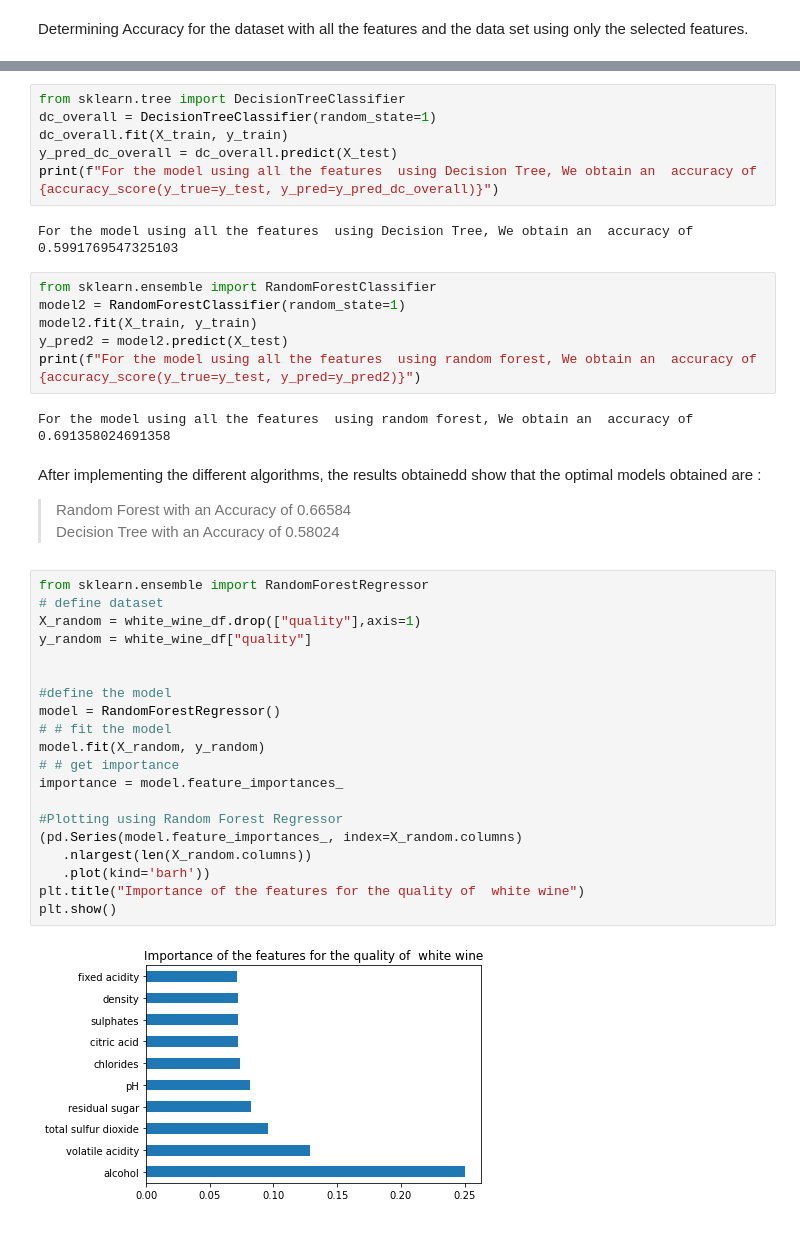
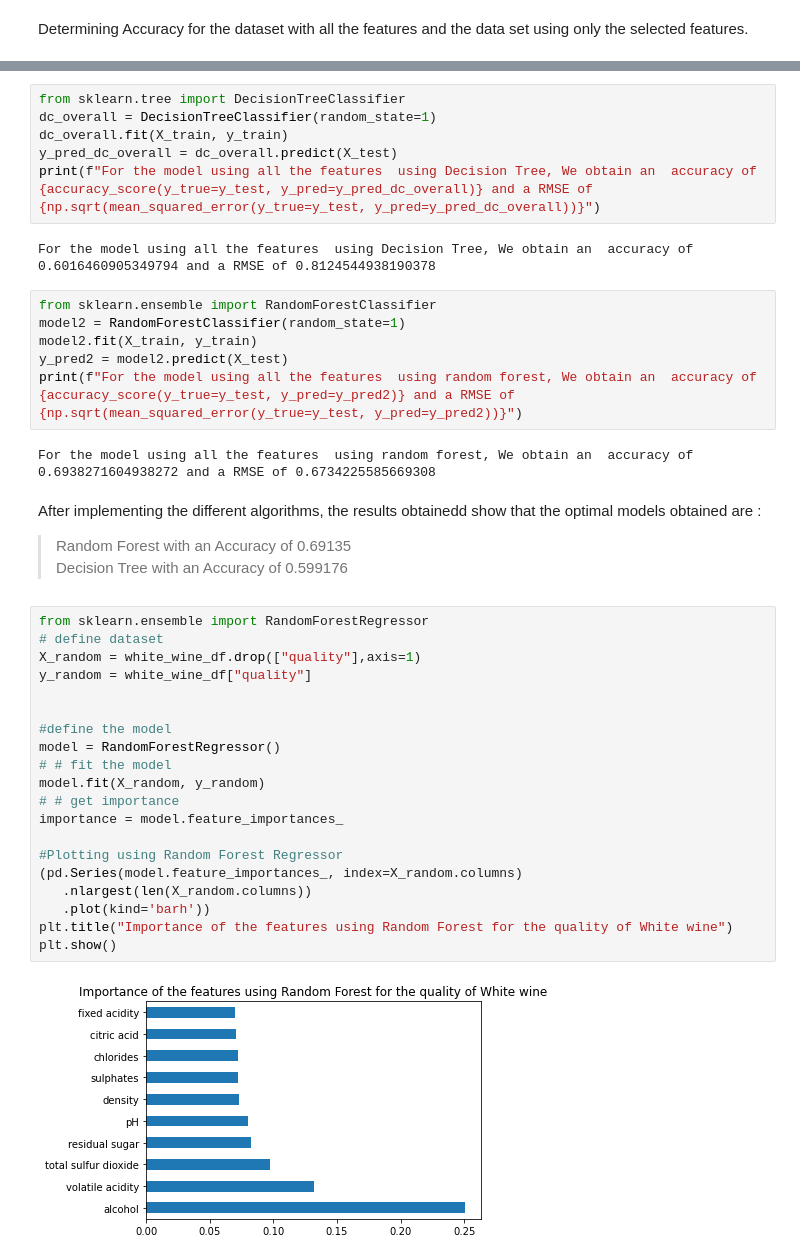
Before and after one commit to FeziweMelvin/Wine-Quality, a Jupyter notebook: whitewine.ipynb, the cells around one changed output, grey strips where cells are left out. Drawn from its saved outputs; the diff is of its cells as text.

```diff
--- a/whitewine.ipynb
+++ b/whitewine.ipynb
@@ -367,44 +370,44 @@ from sklearn.tree import DecisionTreeClassifier
 dc_overall = DecisionTreeClassifier(random_state=1)
 dc_overall.fit(X_train, y_train)
 y_pred_dc_overall = dc_overall.predict(X_test)
-print(f"For the model using all the features  using Decision Tree, We obtain an  accuracy of {accuracy_score(y_true=y_test, y_pred=y_pred_dc_overall)}")
+print(f"For the model using all the features  using Decision Tree, We obtain an  accuracy of {accuracy_score(y_true=y_test, y_pred=y_pred_dc_overall)} and a RMSE of {np.sqrt(mean_squared_error(y_true=y_test, y_pred=y_pred_dc_overall))}")
 # %% [output]
-For the model using all the features  using Decision Tree, We obtain an  accuracy of 0.5991769547325103
+For the model using all the features  using Decision Tree, We obtain an  accuracy of 0.6016460905349794 and a RMSE of 0.8124544938190378
 # %%
 from sklearn.ensemble import RandomForestClassifier
 model2 = RandomForestClassifier(random_state=1)
 model2.fit(X_train, y_train)
 y_pred2 = model2.predict(X_test)
-print(f"For the model using all the features  using random forest, We obtain an  accuracy of {accuracy_score(y_true=y_test, y_pred=y_pred2)}")
+print(f"For the model using all the features  using random forest, We obtain an  accuracy of {accuracy_score(y_true=y_test, y_pred=y_pred2)} and a RMSE of {np.sqrt(mean_squared_error(y_true=y_test, y_pred=y_pred2))}")
 # %% [output]
-For the model using all the features  using random forest, We obtain an  accuracy of 0.691358024691358
+For the model using all the features  using random forest, We obtain an  accuracy of 0.6938271604938272 and a RMSE of 0.6734225585669308
 # %% [markdown]
 After implementing the different algorithms, the results obtainedd show that the optimal models obtained are :
 
-> Random Forest with an Accuracy of 0.66584 <br>
-> Decision Tree with an Accuracy of 0.58024
+> Random Forest with an Accuracy of 0.69135 <br>
+> Decision Tree with an Accuracy of 0.599176
 # %%
 from sklearn.ensemble import RandomForestRegressor
 # define dataset
 X_random = white_wine_df.drop(["quality"],axis=1)
 y_random = white_wine_df["quality"]
 
 
 #define the model
 model = RandomForestRegressor()
 # # fit the model
 model.fit(X_random, y_random)
 # # get importance
 importance = model.feature_importances_
 
 #Plotting using Random Forest Regressor
 (pd.Series(model.feature_importances_, index=X_random.columns)
    .nlargest(len(X_random.columns))
    .plot(kind='barh'))
-plt.title("Importance of the features for the quality of  white wine")
+plt.title("Importance of the features using Random Forest for the quality of White wine")
 plt.show()
 # %% [output]
-[figure, old version]
+[figure, new version]
 # %%
 from sklearn.tree import DecisionTreeClassifier
 dc_overall = DecisionTreeClassifier(random_state=1)
```
Also changed, not shown: parts of 11 cells of this notebook, 1 other file.
